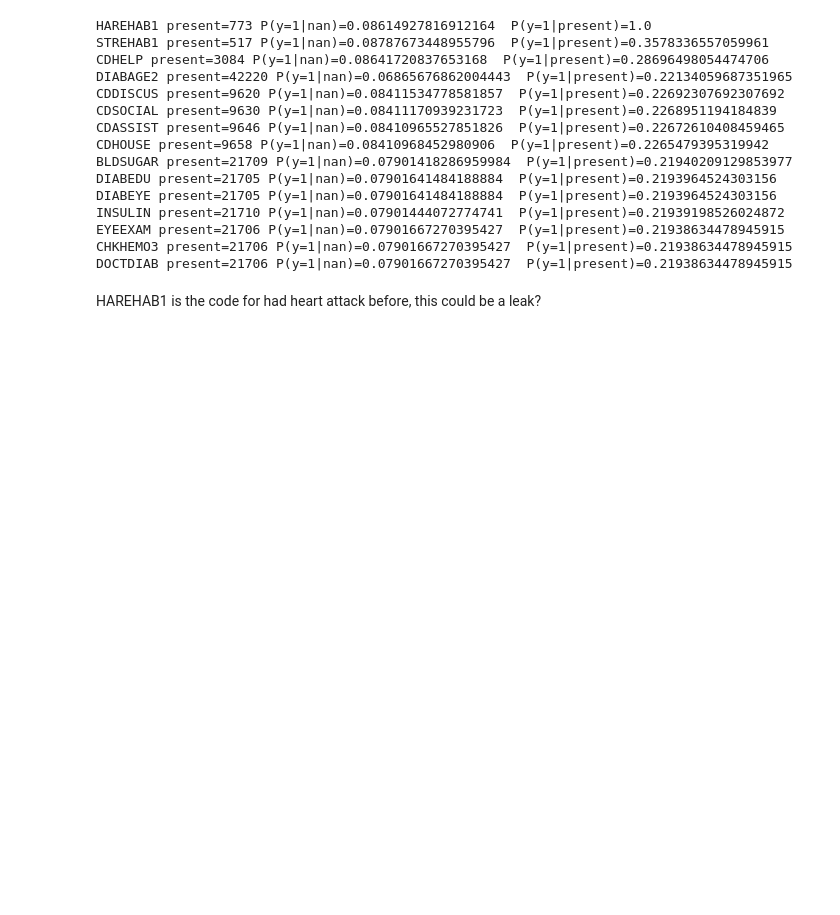
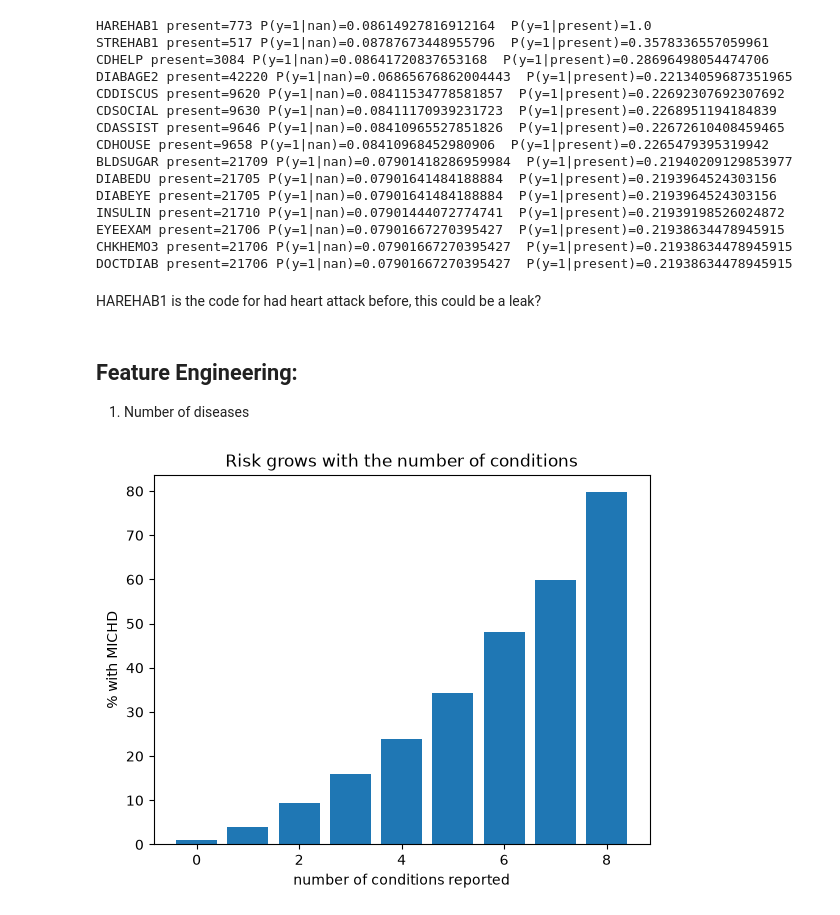
Before and after one commit to anesthetice/cs433-project-1, a Jupyter notebook: notebooks/01_eda.ipynb, the cells around one changed output. Cells and saved outputs as stored; diff of their text form; code cells hidden in the pictures; blank space fills up the shorter version.

Commit message:
Make feature number of diseases

```diff
--- a/notebooks/01_eda.ipynb
+++ b/notebooks/01_eda.ipynb
@@ -197,3 +197,40 @@ CHKHEMO3 present=21706 P(y=1|nan)=0.07901667270395427  P(y=1|present)=0.21938634
 DOCTDIAB present=21706 P(y=1|nan)=0.07901667270395427  P(y=1|present)=0.21938634478945915
 # %% [markdown]
 HAREHAB1 is the code for had heart attack before, this could be a leak?
+# %% [markdown]
+## Feature Engineering:
+
+1. Number of diseases
+# %%
+# Health conditions we count, all coded 1 = "yes"
+CONDITIONS = {
+    "CVDSTRK3": "stroke",
+    "BPHIGH4": "high blood pressure",
+    "TOLDHI2": "high cholesterol",
+    "DIABETE3": "diabetes",
+    "CHCKIDNY": "kidney disease",
+    "CHCCOPD1": "COPD",
+    "HAVARTH3": "arthritis",
+    "DIFFWALK": "difficulty walking",
+}
+
+# For each respondent, find the num of diseases
+n_conditions = np.zeros(len(x_train))
+for column in CONDITIONS:
+    n_conditions += x_train[:, idx[column]] == 1
+
+# Share of people with MICHD for each number of conditions
+levels = np.unique(n_conditions)
+pct_positive = []
+for k in levels:
+    group = n_conditions == k
+    pct_positive.append(pos[group].mean() * 100)
+
+
+plt.bar(levels, pct_positive)
+plt.xlabel("number of conditions reported")
+plt.ylabel("% with MICHD")
+plt.title("Risk grows with the number of conditions")
+plt.show()
+# %% [output]
+[figure, added]
```
